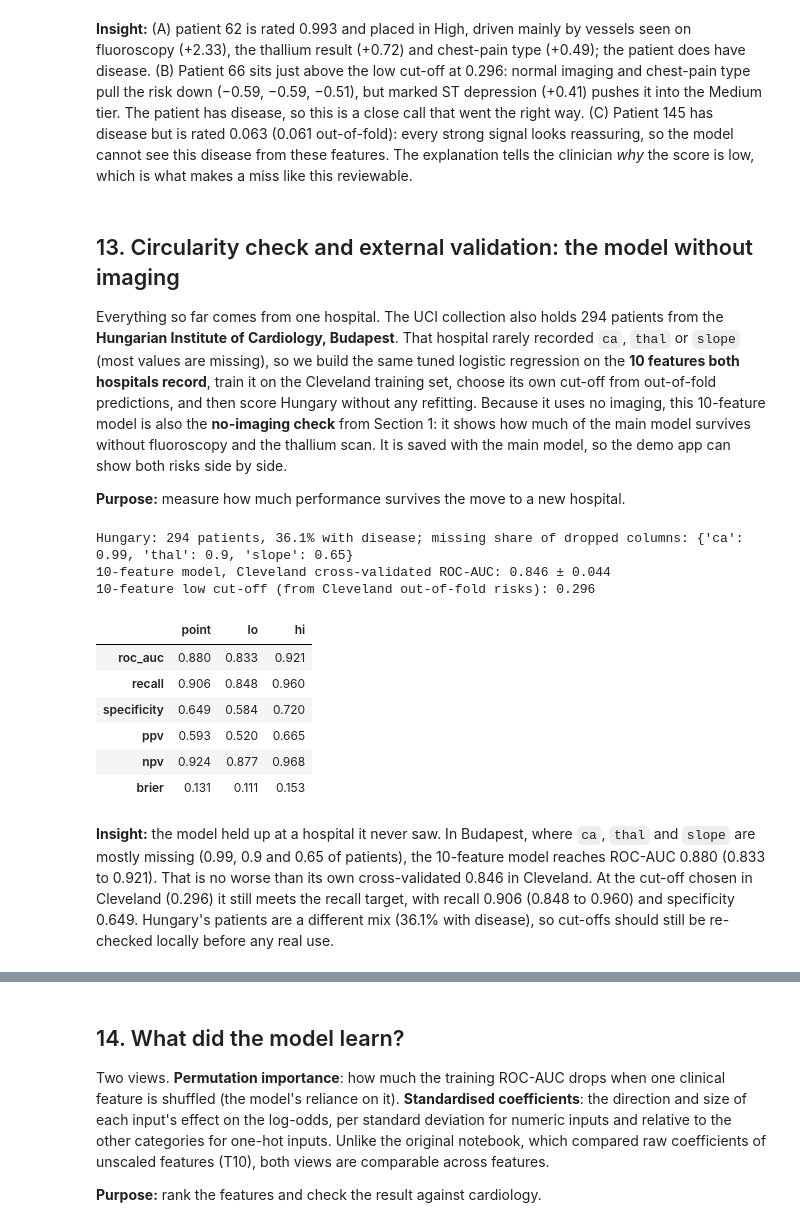
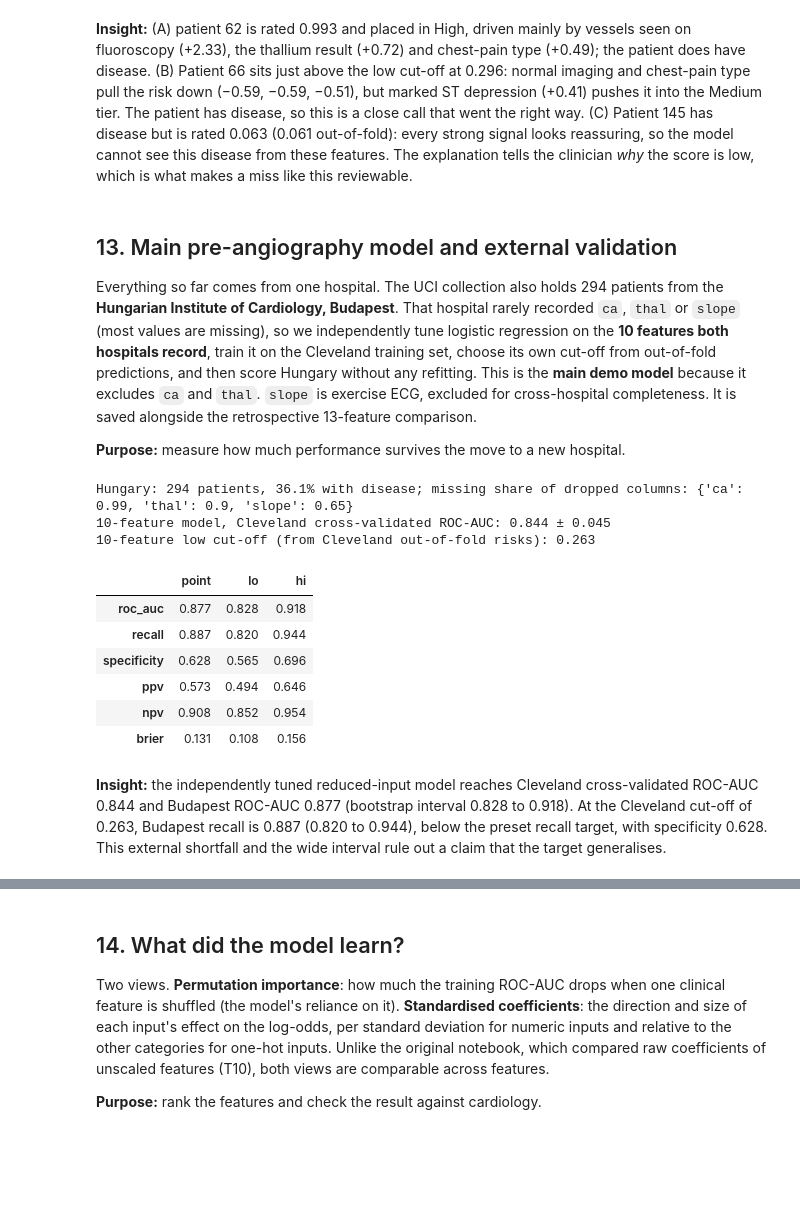
Before and after one commit to ArayathamTarakulpratip/heart-disease-prediction, a Jupyter notebook: heart_disease_pitch_gold_standard.ipynb, the cells around one changed output, grey strips where cells are left out. Cells and saved outputs as stored; diff of their text form; code cells hidden in the pictures; blank space fills up the shorter version.

```diff
--- a/heart_disease_pitch_gold_standard.ipynb
+++ b/heart_disease_pitch_gold_standard.ipynb
@@ -1179,35 +1175,35 @@ Case C out-of-fold risk was 0.061 (the model above was trained with this patient
 # %% [markdown]
 **Insight:** (A) patient 62 is rated 0.993 and placed in High, driven mainly by vessels seen on fluoroscopy (+2.33), the thallium result (+0.72) and chest-pain type (+0.49); the patient does have disease. (B) Patient 66 sits just above the low cut-off at 0.296: normal imaging and chest-pain type pull the risk down (−0.59, −0.59, −0.51), but marked ST depression (+0.41) pushes it into the Medium tier. The patient has disease, so this is a close call that went the right way. (C) Patient 145 has disease but is rated 0.063 (0.061 out-of-fold): every strong signal looks reassuring, so the model cannot see this disease from these features. The explanation tells the clinician *why* the score is low, which is what makes a miss like this reviewable.
 # %% [markdown]
-## 13. Circularity check and external validation: the model without imaging
+## 13. Main pre-angiography model and external validation
 
-Everything so far comes from one hospital. The UCI collection also holds 294 patients from the **Hungarian Institute of Cardiology, Budapest**. That hospital rarely recorded `ca`, `thal` or `slope` (most values are missing), so we build the same tuned logistic regression on the **10 features both hospitals record**, train it on the Cleveland training set, choose its own cut-off from out-of-fold predictions, and then score Hungary without any refitting. Because it uses no imaging, this 10-feature model is also the **no-imaging check** from Section 1: it shows how much of the main model survives without fluoroscopy and the thallium scan. It is saved with the main model, so the demo app can show both risks side by side.
+Everything so far comes from one hospital. The UCI collection also holds 294 patients from the **Hungarian Institute of Cardiology, Budapest**. That hospital rarely recorded `ca`, `thal` or `slope` (most values are missing), so we independently tune logistic regression on the **10 features both hospitals record**, train it on the Cleveland training set, choose its own cut-off from out-of-fold predictions, and then score Hungary without any refitting. This is the **main demo model** because it excludes `ca` and `thal`. `slope` is exercise ECG, excluded for cross-hospital completeness. It is saved alongside the retrospective 13-feature comparison.
 
 **Purpose:** measure how much performance survives the move to a new hospital.
 # %%
 DROP = ["ca", "thal", "slope"]
-model10 = models.build_pipeline(final_pipe.named_steps["model"], drop=DROP)      # same settings, 10 features
+model10 = evaluation.tune("Logistic Regression", X_train, y_train, n_iter=10, drop=DROP).best_estimator_
 cv10 = evaluation.cv_scores(model10, X_train, y_train, cv)
 th10 = triage.pick_thresholds(y_train, evaluation.oof_proba(model10, X_train, y_train))
 model10.fit(X_train, y_train)
 
 hungary = data.load_hungarian()
 p_hun = model10.predict_proba(hungary[cfg.FEATURES])[:, 1]
 print(f"Hungary: {len(hungary)} patients, {hungary[cfg.TARGET].mean():.1%} with disease; "
       f"missing share of dropped columns: {hungary[DROP].isna().mean().round(2).to_dict()}")
 print(f"10-feature model, Cleveland cross-validated ROC-AUC: {cv10['roc_auc'].mean():.3f} ± {cv10['roc_auc'].std():.3f}")
 print(f"10-feature low cut-off (from Cleveland out-of-fold risks): {th10['low']:.3f}")
 display(evaluation.bootstrap_ci(hungary[cfg.TARGET], p_hun, th10["low"]).round(3))
 # %% [output]
 Hungary: 294 patients, 36.1% with disease; missing share of dropped columns: {'ca': 0.99, 'thal': 0.9, 'slope': 0.65}
-10-feature model, Cleveland cross-validated ROC-AUC: 0.846 ± 0.044
-10-feature low cut-off (from Cleveland out-of-fold risks): 0.296
+10-feature model, Cleveland cross-validated ROC-AUC: 0.844 ± 0.045
+10-feature low cut-off (from Cleveland out-of-fold risks): 0.263
 |  | point | lo | hi |
-| roc_auc | 0.880 | 0.833 | 0.921 |
-| recall | 0.906 | 0.848 | 0.960 |
-| specificity | 0.649 | 0.584 | 0.720 |
-| ppv | 0.593 | 0.520 | 0.665 |
-| npv | 0.924 | 0.877 | 0.968 |
-| brier | 0.131 | 0.111 | 0.153 |
+| roc_auc | 0.877 | 0.828 | 0.918 |
+| recall | 0.887 | 0.820 | 0.944 |
+| specificity | 0.628 | 0.565 | 0.696 |
+| ppv | 0.573 | 0.494 | 0.646 |
+| npv | 0.908 | 0.852 | 0.954 |
+| brier | 0.131 | 0.108 | 0.156 |
 # %% [markdown]
-**Insight:** the model held up at a hospital it never saw. In Budapest, where `ca`, `thal` and `slope` are mostly missing (0.99, 0.9 and 0.65 of patients), the 10-feature model reaches ROC-AUC 0.880 (0.833 to 0.921). That is no worse than its own cross-validated 0.846 in Cleveland. At the cut-off chosen in Cleveland (0.296) it still meets the recall target, with recall 0.906 (0.848 to 0.960) and specificity 0.649. Hungary's patients are a different mix (36.1% with disease), so cut-offs should still be re-checked locally before any real use.
+**Insight:** the independently tuned reduced-input model reaches Cleveland cross-validated ROC-AUC 0.844 and Budapest ROC-AUC 0.877 (bootstrap interval 0.828 to 0.918). At the Cleveland cut-off of 0.263, Budapest recall is 0.887 (0.820 to 0.944), below the preset recall target, with specificity 0.628. This external shortfall and the wide interval rule out a claim that the target generalises.
```
Also changed, not shown: parts of 26 cells of this notebook, 15 other files.
